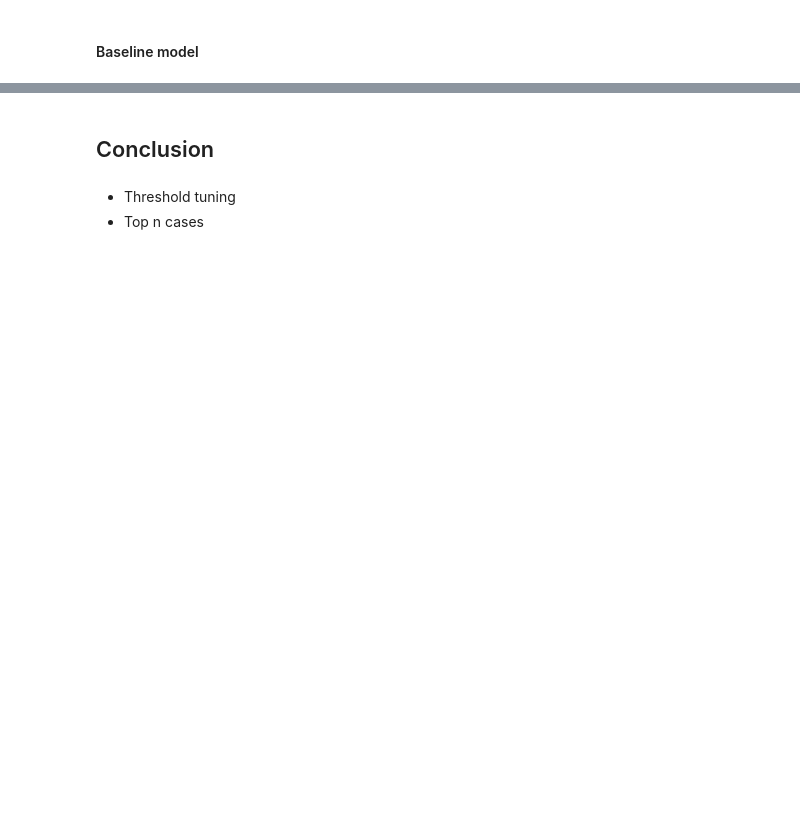
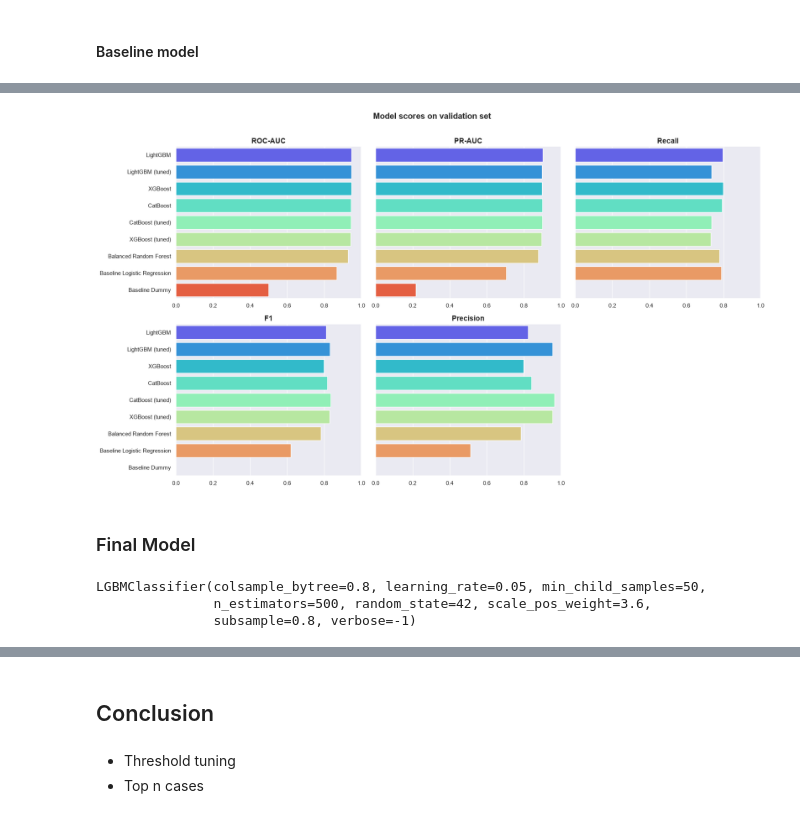
Before and after one commit to giddygarcia/credit-risk-analysis, a Jupyter notebook: credit-risk-analysis.ipynb, the cells around one changed output, grey strips where cells are left out. Saved outputs shown, nothing was run; the diff lists cells and outputs as text; code cells hidden in the pictures; blank space fills up the shorter version.

```diff
--- a/credit-risk-analysis.ipynb
+++ b/credit-risk-analysis.ipynb
@@ -902,0 +1189,20 @@ new_results
+# %%
+preprocessor.fit(X_train, y_train)
+X_train_p = preprocessor.transform(X_train)
+X_val_p = preprocessor.transform(X_val)
+
+for name, params in best_params.items():
+    model = model_classes[name](**params, random_state=42)
+    model.fit(X_train_p, y_train)
+
+    results, new_results = score_predictions(
+        model.predict_proba(X_train_p)[:, 1],
+        model.predict_proba(X_val_p)[:, 1],
+        y_train,
+        y_val,
+        f"{name} (tuned)",
+        params,
+        results=results,
+    )
+
+new_results
@@ -902,0 +1237,51 @@ new_results
+# %%
+metrics = ["ROC-AUC", "PR-AUC", "Recall", "F1", "Precision"]
+order = new_results["Model"].tolist()
+
+fig, axes = plt.subplots(2, 3, figsize=(18, 10))
+axes = axes.flatten()
+
+for ax, metric in zip(axes, metrics):
+    sns.barplot(
+        data=new_results,
+        y="Model",
+        x=metric,
+        hue="Model",
+        order=order,
+        palette="rainbow",
+        legend=False,
+        ax=ax,
+    )
+    ax.set_xlim(0, 1.0)
+    ax.set_title(metric)
+    ax.set_xlabel("")
+    ax.set_ylabel("")
+    if ax not in (axes[0], axes[3]):
+        ax.set_yticklabels([])  # model names only on the left column
+
+fig.delaxes(axes[5])
+fig.suptitle("Model scores on validation set", y=1.01)
+plt.tight_layout()
+plt.show()
+# %% [output]
+[figure, added]
+# %% [markdown]
+### Final Model
+# %%
+# 1. Refit the untuned LightGBM exactly as before (the `model` variable was overwritten)
+final_model = LGBMClassifier(
+    n_estimators=500,
+    learning_rate=0.05,
+    num_leaves=31,
+    min_child_samples=50,
+    subsample=0.8,
+    colsample_bytree=0.8,
+    scale_pos_weight=3.6,
+    random_state=42,
+    verbose=-1,
+)
+final_model.fit(X_train_p, y_train)
+# %% [output]
+LGBMClassifier(colsample_bytree=0.8, learning_rate=0.05, min_child_samples=50,
+               n_estimators=500, random_state=42, scale_pos_weight=3.6,
+               subsample=0.8, verbose=-1)
```
Also changed, not shown: parts of 57 cells of this notebook, 8 other files.
